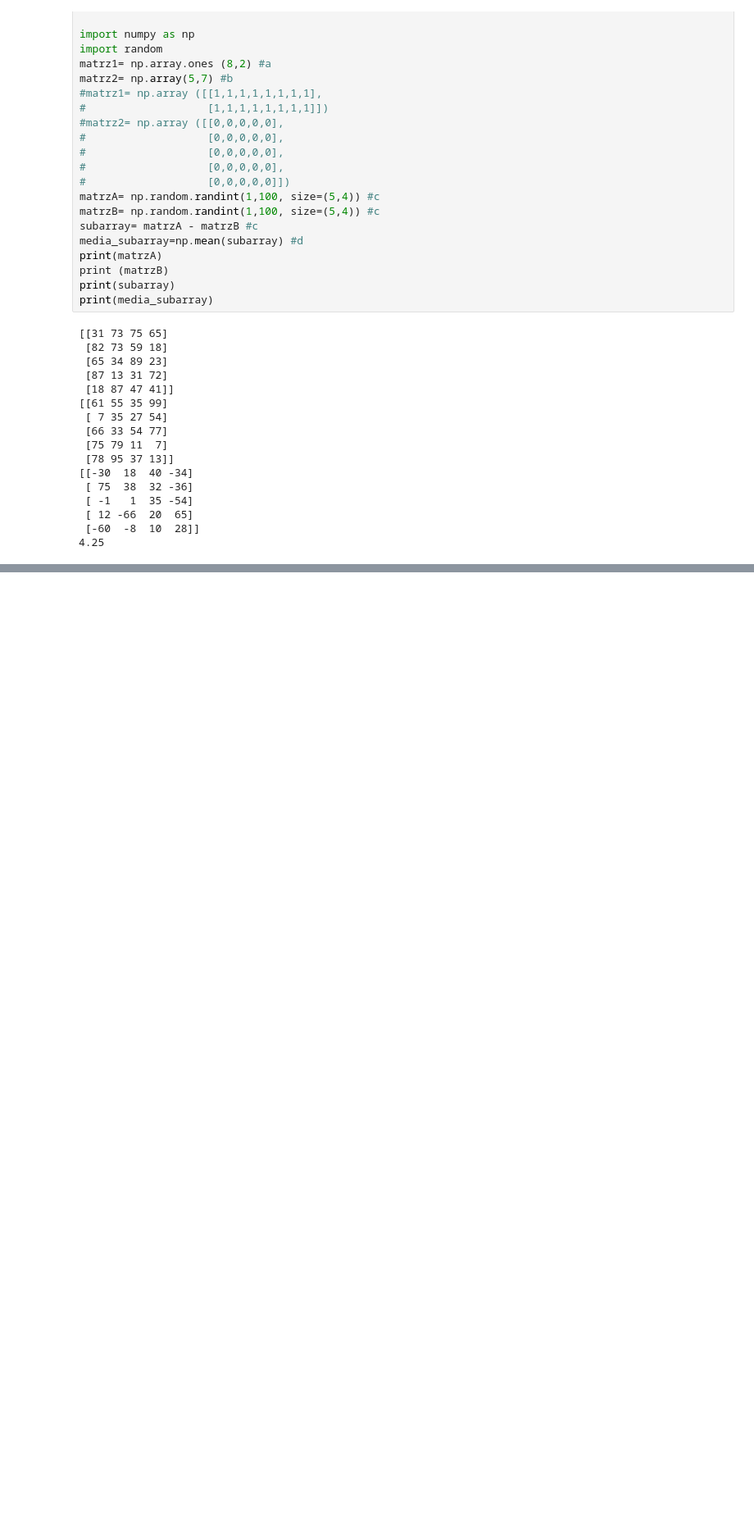
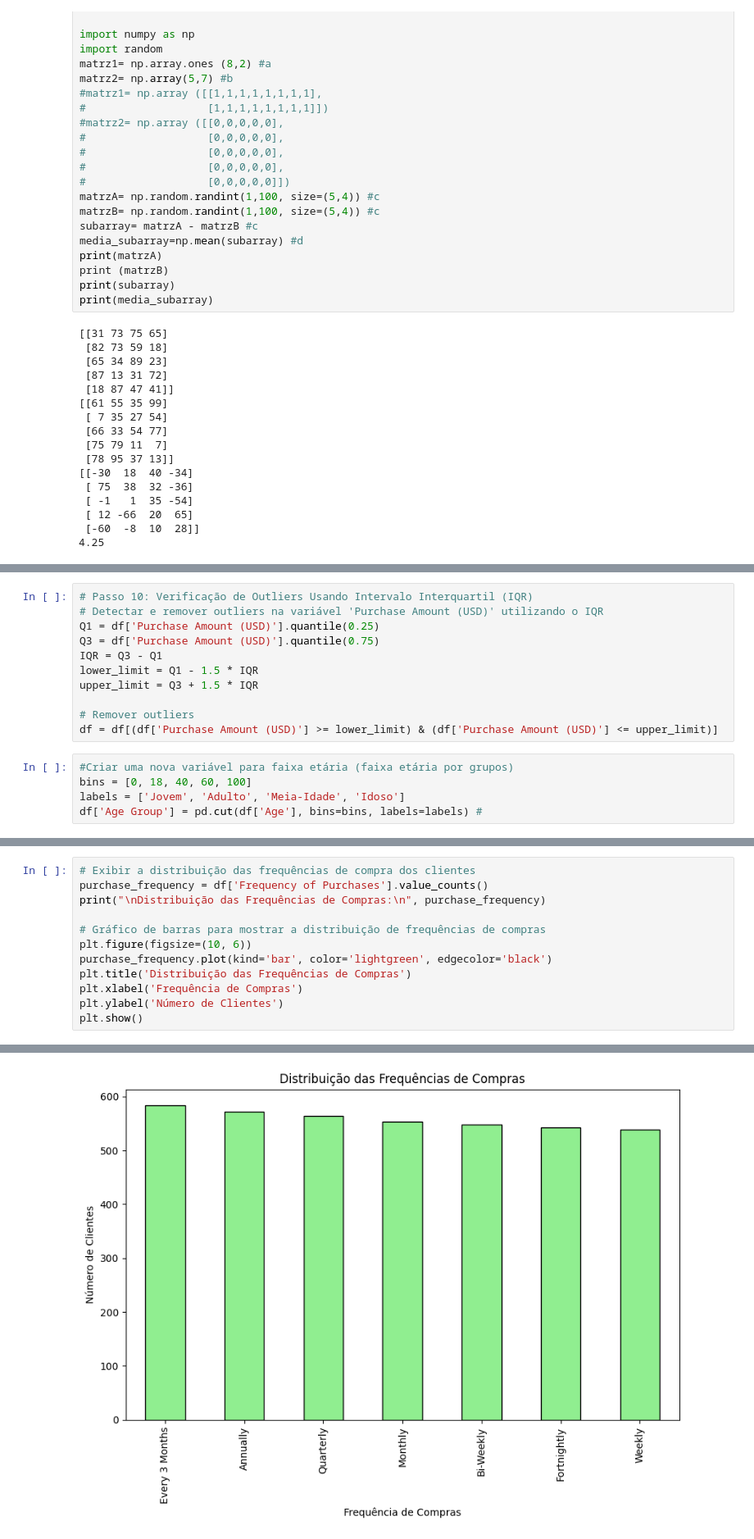
Before and after one commit to Vipas12/FundamentosPython_Vipin, a Jupyter notebook: UFCD10793_Avaliacao_Final_2025_Marco/avali_final12.ipynb, the cells around one changed output, grey strips where cells are left out. Shown: that part at 82% size. Drawn from its saved outputs; the diff is of its cells as text; blank space fills up the shorter version.

```diff
--- a/UFCD10793_Avaliacao_Final_2025_Marco/avali_final12.ipynb
+++ b/UFCD10793_Avaliacao_Final_2025_Marco/avali_final12.ipynb
@@ -115,0 +278,16 @@ print(media_subarray)
+# %%
+# Passo 10: Verificação de Outliers Usando Intervalo Interquartil (IQR)
+# Detectar e remover outliers na variável 'Purchase Amount (USD)' utilizando o IQR
+Q1 = df['Purchase Amount (USD)'].quantile(0.25)
+Q3 = df['Purchase Amount (USD)'].quantile(0.75)
+IQR = Q3 - Q1
+lower_limit = Q1 - 1.5 * IQR
+upper_limit = Q3 + 1.5 * IQR
+
+# Remover outliers
+df = df[(df['Purchase Amount (USD)'] >= lower_limit) & (df['Purchase Amount (USD)'] <= upper_limit)]
+# %%
+#Criar uma nova variável para faixa etária (faixa etária por grupos)
+bins = [0, 18, 40, 60, 100]
+labels = ['Jovem', 'Adulto', 'Meia-Idade', 'Idoso']
+df['Age Group'] = pd.cut(df['Age'], bins=bins, labels=labels) #
@@ -115,0 +305,13 @@ print(media_subarray)
+# %%
+# Exibir a distribuição das frequências de compra dos clientes
+purchase_frequency = df['Frequency of Purchases'].value_counts()
+print("\nDistribuição das Frequências de Compras:\n", purchase_frequency)
+
+# Gráfico de barras para mostrar a distribuição de frequências de compras
+plt.figure(figsize=(10, 6))
+purchase_frequency.plot(kind='bar', color='lightgreen', edgecolor='black')
+plt.title('Distribuição das Frequências de Compras')
+plt.xlabel('Frequência de Compras')
+plt.ylabel('Número de Clientes')
+plt.show()
+# %% [output]
@@ -115,0 +328 @@ print(media_subarray)
+[figure, added]
```
Also changed, not shown: parts of 19 cells of this notebook, 6 other files.
